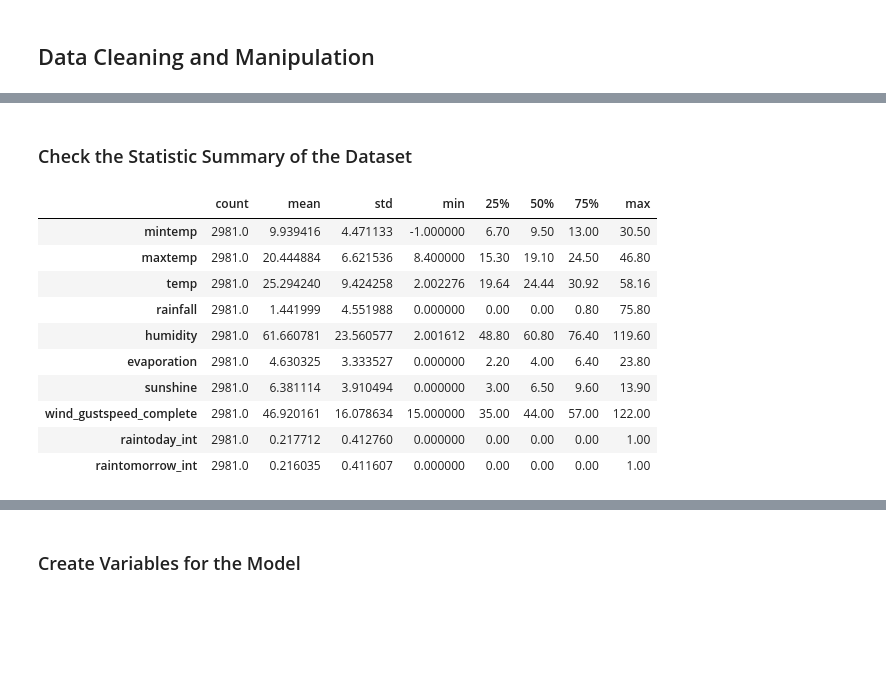
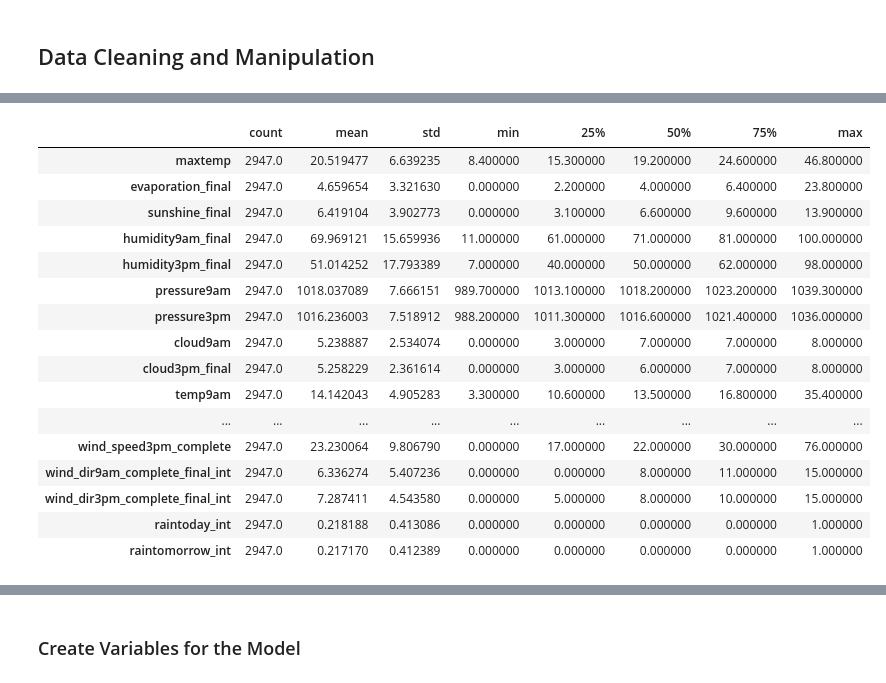
Before and after one commit to gabrielanakasato/rain-prediction, a Jupyter notebook: part02-baseline.ipynb, the cells around one changed output, grey strips where cells are left out. Drawn from its saved outputs; the diff is of its cells as text; code cells hidden in the pictures; blank space fills up the shorter version.

```diff
--- a/part02-baseline.ipynb
+++ b/part02-baseline.ipynb
@@ -281,17 +109,21 @@ See the caveats in the documentation: https://pandas.pydata.org/pandas-docs/stab
-# %% [markdown]
-### Check the Statistic Summary of the Dataset
 # %%
 # Check the statistic summary
-df_baseline.describe().T
+df.describe().T
 # %% [output]
 |  | count | mean | std | min | 25% | 50% | 75% | max |
-| mintemp | 2981.0 | 9.939416 | 4.471133 | -1.000000 | 6.70 | 9.50 | 13.00 | 30.50 |
-| maxtemp | 2981.0 | 20.444884 | 6.621536 | 8.400000 | 15.30 | 19.10 | 24.50 | 46.80 |
-| temp | 2981.0 | 25.294240 | 9.424258 | 2.002276 | 19.64 | 24.44 | 30.92 | 58.16 |
-| rainfall | 2981.0 | 1.441999 | 4.551988 | 0.000000 | 0.00 | 0.00 | 0.80 | 75.80 |
-| humidity | 2981.0 | 61.660781 | 23.560577 | 2.001612 | 48.80 | 60.80 | 76.40 | 119.60 |
-| evaporation | 2981.0 | 4.630325 | 3.333527 | 0.000000 | 2.20 | 4.00 | 6.40 | 23.80 |
-| sunshine | 2981.0 | 6.381114 | 3.910494 | 0.000000 | 3.00 | 6.50 | 9.60 | 13.90 |
-| wind_gustspeed_complete | 2981.0 | 46.920161 | 16.078634 | 15.000000 | 35.00 | 44.00 | 57.00 | 122.00 |
-| raintoday_int | 2981.0 | 0.217712 | 0.412760 | 0.000000 | 0.00 | 0.00 | 0.00 | 1.00 |
-| raintomorrow_int | 2981.0 | 0.216035 | 0.411607 | 0.000000 | 0.00 | 0.00 | 0.00 | 1.00 |
+| maxtemp | 2947.0 | 20.519477 | 6.639235 | 8.400000 | 15.300000 | 19.200000 | 24.600000 | 46.800000 |
+| evaporation_final | 2947.0 | 4.659654 | 3.321630 | 0.000000 | 2.200000 | 4.000000 | 6.400000 | 23.800000 |
+| sunshine_final | 2947.0 | 6.419104 | 3.902773 | 0.000000 | 3.100000 | 6.600000 | 9.600000 | 13.900000 |
+| humidity9am_final | 2947.0 | 69.969121 | 15.659936 | 11.000000 | 61.000000 | 71.000000 | 81.000000 | 100.000000 |
+| humidity3pm_final | 2947.0 | 51.014252 | 17.793389 | 7.000000 | 40.000000 | 50.000000 | 62.000000 | 98.000000 |
+| pressure9am | 2947.0 | 1018.037089 | 7.666151 | 989.700000 | 1013.100000 | 1018.200000 | 1023.200000 | 1039.300000 |
+| pressure3pm | 2947.0 | 1016.236003 | 7.518912 | 988.200000 | 1011.300000 | 1016.600000 | 1021.400000 | 1036.000000 |
+| cloud9am | 2947.0 | 5.238887 | 2.534074 | 0.000000 | 3.000000 | 7.000000 | 7.000000 | 8.000000 |
+| cloud3pm_final | 2947.0 | 5.258229 | 2.361614 | 0.000000 | 3.000000 | 6.000000 | 7.000000 | 8.000000 |
+| temp9am | 2947.0 | 14.142043 | 4.905283 | 3.300000 | 10.600000 | 13.500000 | 16.800000 | 35.400000 |
+| ... | ... | ... | ... | ... | ... | ... | ... | ... |
+| wind_speed3pm_complete | 2947.0 | 23.230064 | 9.806790 | 0.000000 | 17.000000 | 22.000000 | 30.000000 | 76.000000 |
+| wind_dir9am_complete_final_int | 2947.0 | 6.336274 | 5.407236 | 0.000000 | 0.000000 | 8.000000 | 11.000000 | 15.000000 |
+| wind_dir3pm_complete_final_int | 2947.0 | 7.287411 | 4.543580 | 0.000000 | 5.000000 | 8.000000 | 10.000000 | 15.000000 |
+| raintoday_int | 2947.0 | 0.218188 | 0.413086 | 0.000000 | 0.000000 | 0.000000 | 0.000000 | 1.000000 |
+| raintomorrow_int | 2947.0 | 0.217170 | 0.412389 | 0.000000 | 0.000000 | 0.000000 | 0.000000 | 1.000000 |
```
Also changed, not shown: parts of 58 cells of this notebook, 5 other files.
